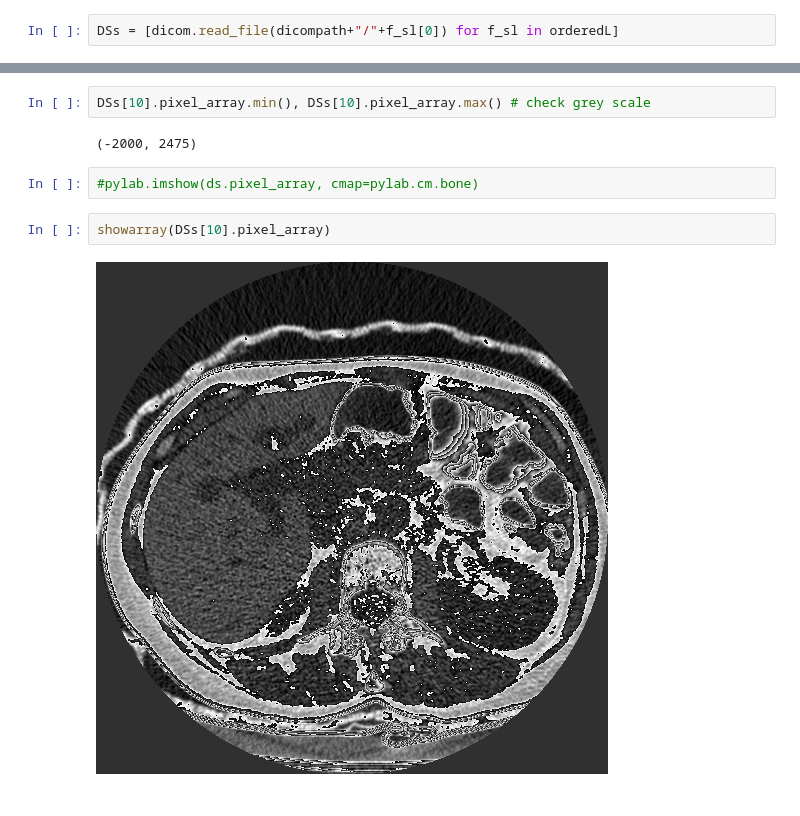
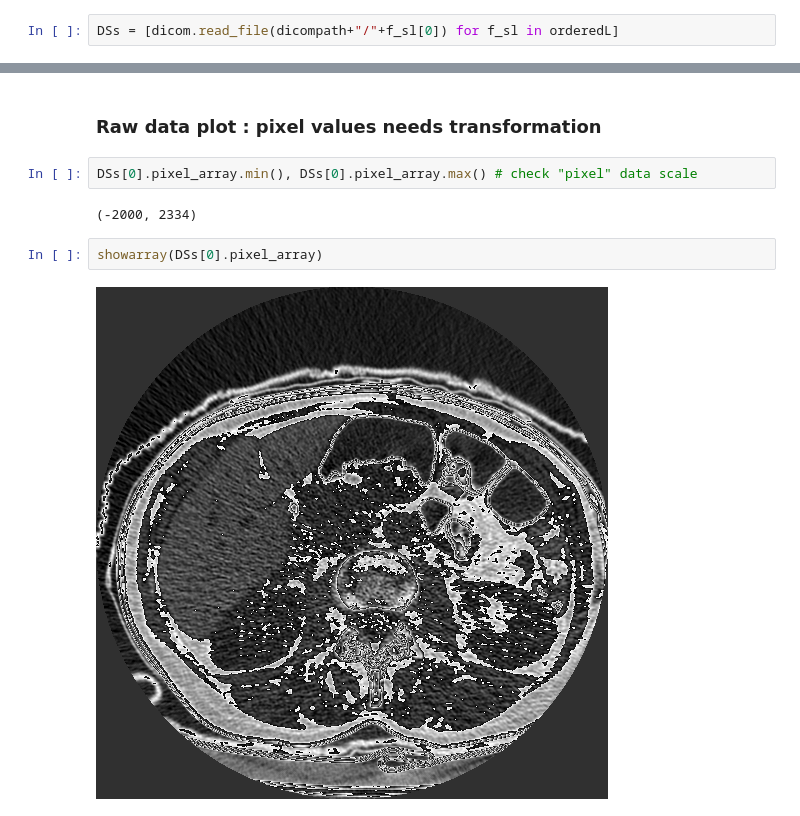
Before and after one commit to mzaradzki/health-data, a Jupyter notebook: dicom_test1.ipynb, the cells around one changed output, grey strips where cells are left out. Cells and saved outputs as stored; diff of their text form.

Commit message:
add data preprocessing steps

```diff
--- a/dicom_test1.ipynb
+++ b/dicom_test1.ipynb
@@ -58,12 +66,12 @@ DSs[10].pixel_array.shape
 # %% [output]
 (512, 512)
+# %% [markdown]
+### Raw data plot : pixel values needs transformation
 # %%
-DSs[10].pixel_array.min(), DSs[10].pixel_array.max() # check grey scale
+DSs[0].pixel_array.min(), DSs[0].pixel_array.max() # check "pixel" data scale
 # %% [output]
-(-2000, 2475)
+(-2000, 2334)
-# %%
-#pylab.imshow(ds.pixel_array, cmap=pylab.cm.bone)
 # %%
-showarray(DSs[10].pixel_array)
+showarray(DSs[0].pixel_array)
 # %% [output]
-[figure, old version]
+[figure, new version]
```
Also changed, not shown: parts of 31 cells of this notebook.
